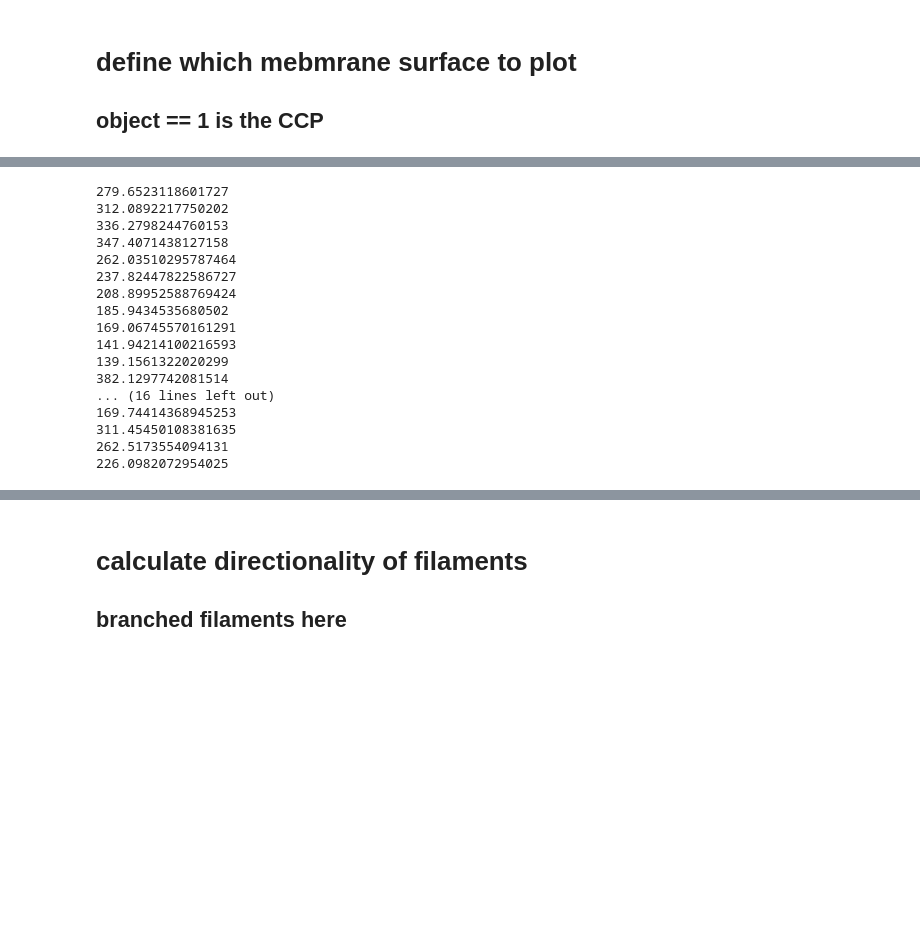
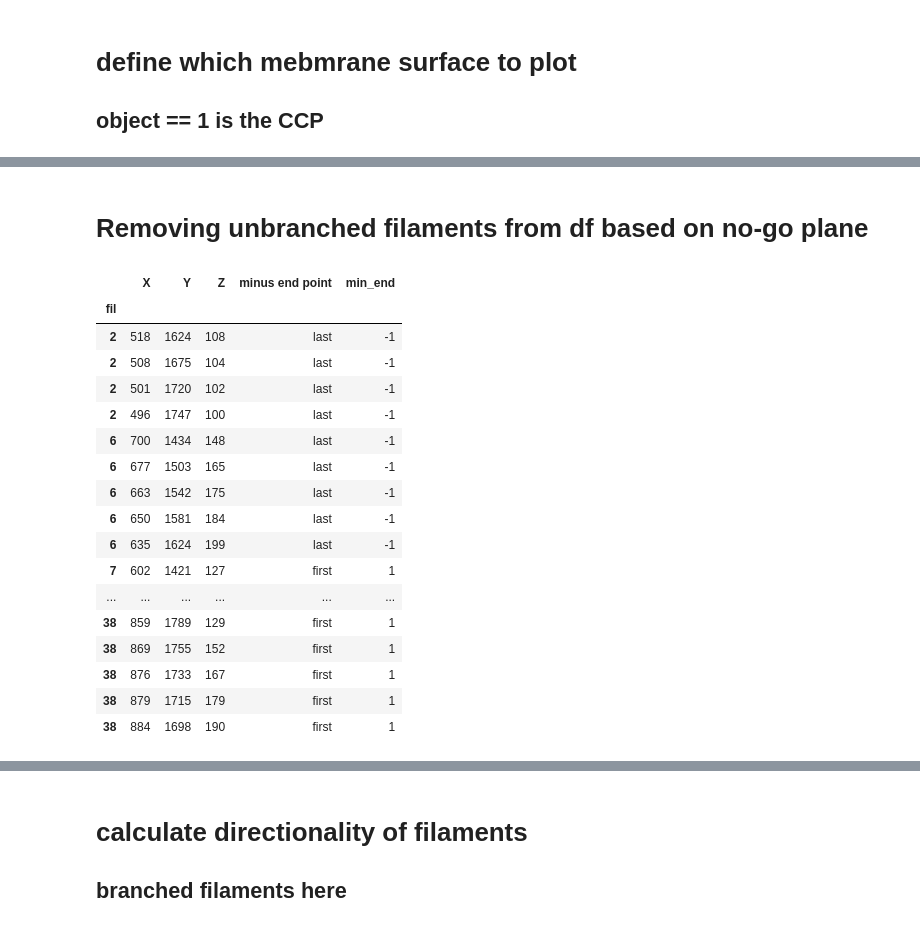
Before and after one commit to kvegesna/polarity-analysis, a Jupyter notebook: Notebooks/Plot_filament_orientations.ipynb, the cells around one changed output, grey strips where cells are left out. Cells and saved outputs as stored; diff of their text form; code cells hidden in the pictures; blank space fills up the shorter version.

```diff
--- a/Notebooks/Plot_filament_orientations.ipynb
+++ b/Notebooks/Plot_filament_orientations.ipynb
@@ -369,35 +365,55 @@ Text(0.5, 0, 'Z')
+# %% [markdown]
+# Removing unbranched filaments from df based on no-go plane
 # %%
 #Distance between reference lines & filaments
 selected_ub_coords
+tagged_fil = []
 for index, row in selected_ub_coords.iterrows():
     #line spans p to q and 'r' is the given point
-    p = np.array([xvals[0], yvals[0], zvals[0]])
-    q = np.array([xvals[1], yvals[1], zvals[1]])
-    r = np.array([row.X, row.Y, row.Z])
+    count = 0
+    for i in range(int(xvals.size/2)):
+        p = np.array([xvals[i], yvals[i], zvals[i]])
+        q = np.array([xvals[i+1], yvals[i+1], zvals[i+1]])
+        r = np.array([row.X, row.Y, row.Z])
 
-    def t(p, q, r):
-        x = p-q
-        return np.dot(r-q, x)/np.dot(x, x)
 
-    def d(p, q, r):
-        return np.linalg.norm(t(p, q, r)*(p-q)+q-r)
+        def t(p, q, r):
+            x = p-q
+            return np.dot(r-q, x)/np.dot(x, x)
 
-    print(d(p, q, r))
+        def d(p, q, r):
+            return np.linalg.norm(t(p, q, r)*(p-q)+q-r)
+
+        if(d(p, q, r) <10):
+            count +=1
+            print(str(row.name))
+            print(count)
+            tagged_fil.append(row.name) if row.name not in tagged_fil else tagged_fil
+
+    #print(d(p, q, r))
+tagged_fil
+bb = selected_ub_coords.reset_index()
+bb[~bb.fil.isin(tagged_fil)]
+
+selected_ub_coords = bb[~bb.fil.isin(tagged_fil)]
+selected_ub_coords= selected_ub_coords.set_index('fil')
+selected_ub_coords
 # %% [output]
-279.6523118601727
-312.0892217750202
-336.2798244760153
-347.4071438127158
-262.03510295787464
-237.82447822586727
-208.89952588769424
-185.9434535680502
-169.06745570161291
-141.94214100216593
-139.1561322020299
-382.1297742081514
-... (16 lines left out)
-169.74414368945253
-311.45450108381635
-262.5173554094131
-226.0982072954025
+|  | X | Y | Z | minus end point | min_end |
+| fil |  |  |  |  |  |
+| 2 | 518 | 1624 | 108 | last | -1 |
+| 2 | 508 | 1675 | 104 | last | -1 |
+| 2 | 501 | 1720 | 102 | last | -1 |
+| 2 | 496 | 1747 | 100 | last | -1 |
+| 6 | 700 | 1434 | 148 | last | -1 |
+| 6 | 677 | 1503 | 165 | last | -1 |
+| 6 | 663 | 1542 | 175 | last | -1 |
+| 6 | 650 | 1581 | 184 | last | -1 |
+| 6 | 635 | 1624 | 199 | last | -1 |
+| 7 | 602 | 1421 | 127 | first | 1 |
+| ... | ... | ... | ... | ... | ... |
+| 38 | 859 | 1789 | 129 | first | 1 |
+| 38 | 869 | 1755 | 152 | first | 1 |
+| 38 | 876 | 1733 | 167 | first | 1 |
+| 38 | 879 | 1715 | 179 | first | 1 |
+| 38 | 884 | 1698 | 190 | first | 1 |
```
Also changed, not shown: parts of 15 cells of this notebook, 2 other files.
